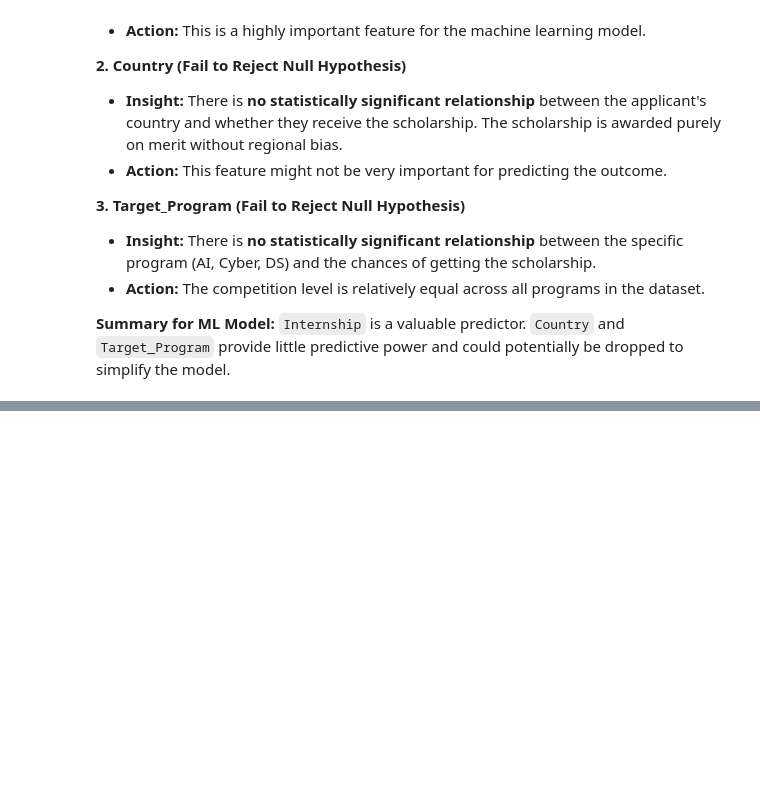
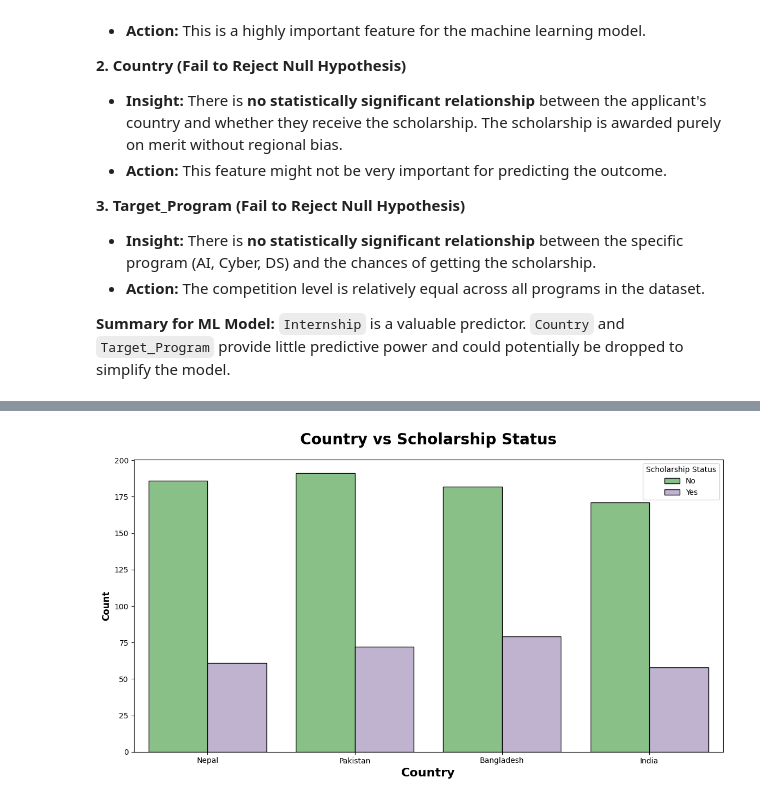
Before and after one commit to Shakib2002/Erasmus-Mundus-Scholarship-Possibilities-Prediction, a Jupyter notebook: notebook/1_EDA_Scholarship.ipynb, the cells around one changed output, grey strips where cells are left out. Saved outputs shown, nothing was run; the diff lists cells and outputs as text; code cells hidden in the pictures; blank space fills up the shorter version.

```diff
--- a/notebook/1_EDA_Scholarship.ipynb
+++ b/notebook/1_EDA_Scholarship.ipynb
@@ -339,0 +477,12 @@ When testing if categorical columns are correlated with `Scholarship_Awarded`:
+# %%
+plt.subplots(figsize=(14,7))
+# Fixed column names to match your dataset
+sns.countplot(x="Country", hue="Scholarship_Awarded", data=df, ec="black", palette="Accent")
+
+plt.title("Country vs Scholarship Status", weight="bold", fontsize=20, pad=20)
+plt.ylabel("Count", weight="bold", fontsize=12)
+plt.xlabel("Country", weight="bold", fontsize=16)
+plt.legend(title="Scholarship Status", fancybox=True)
+plt.show()
+# %% [output]
+[figure, added]
```
Also changed, not shown: parts of 62 cells of this notebook, 3 other files.
